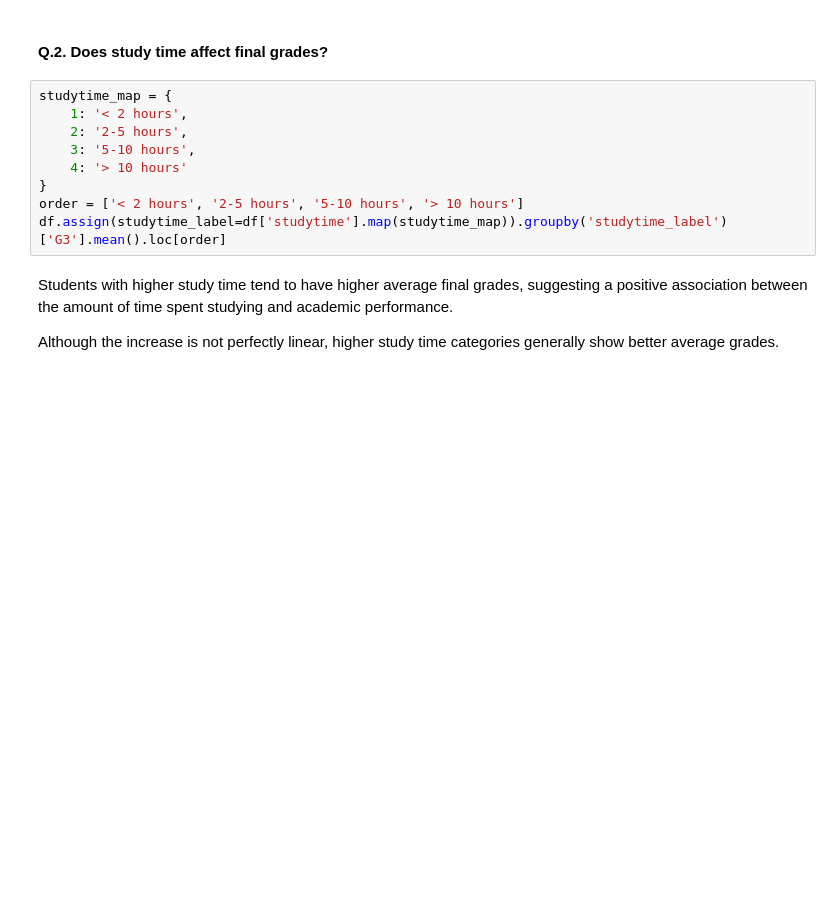
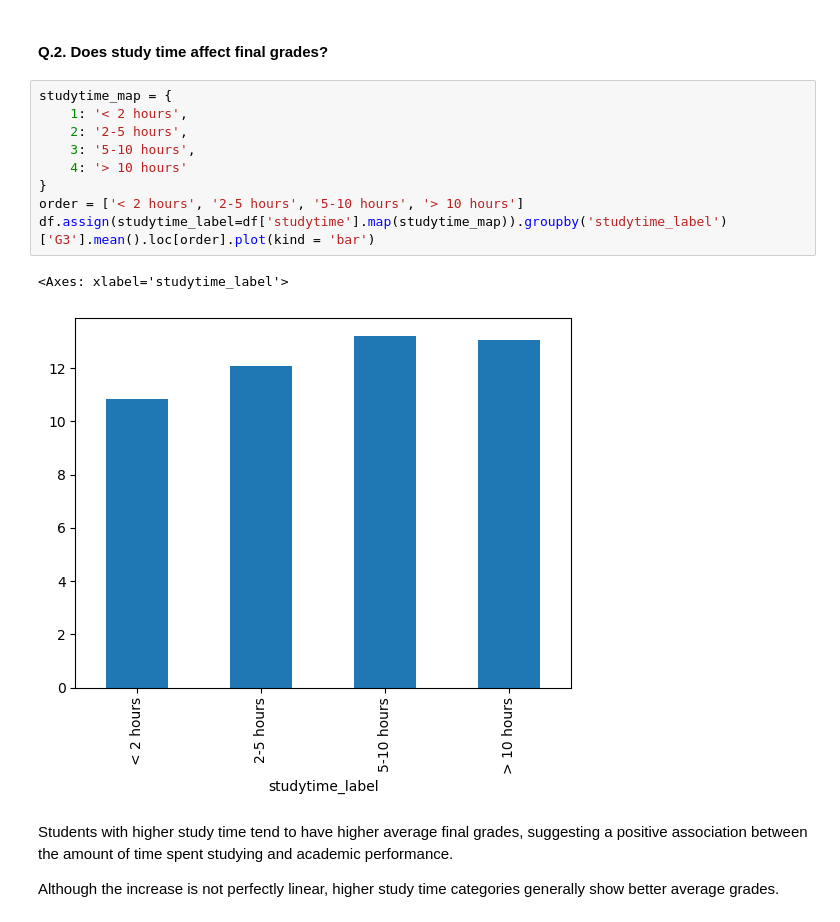
Before and after one commit to Namishkaushik/Projects, a Jupyter notebook: archive/student analysis.ipynb, the cells around one changed output. Drawn from its saved outputs; the diff is of its cells as text; blank space fills up the shorter version.

```diff
--- a/archive/student analysis.ipynb
+++ b/archive/student analysis.ipynb
@@ -63,12 +106,15 @@ This indicates a modest difference in academic performance by gender.
 # %%
 studytime_map = {
     1: '< 2 hours',
     2: '2-5 hours',
     3: '5-10 hours',
     4: '> 10 hours'
 }
 order = ['< 2 hours', '2-5 hours', '5-10 hours', '> 10 hours']
-df.assign(studytime_label=df['studytime'].map(studytime_map)).groupby('studytime_label')['G3'].mean().loc[order]
+df.assign(studytime_label=df['studytime'].map(studytime_map)).groupby('studytime_label')['G3'].mean().loc[order].plot(kind = 'bar')
+# %% [output]
+<Axes: xlabel='studytime_label'>
+[figure, added]
 # %% [markdown]
 Students with higher study time tend to have higher average final grades, suggesting a positive association between the amount of time spent studying and academic performance.
 
```
Also changed, not shown: parts of 14 cells of this notebook, 1 other file.
